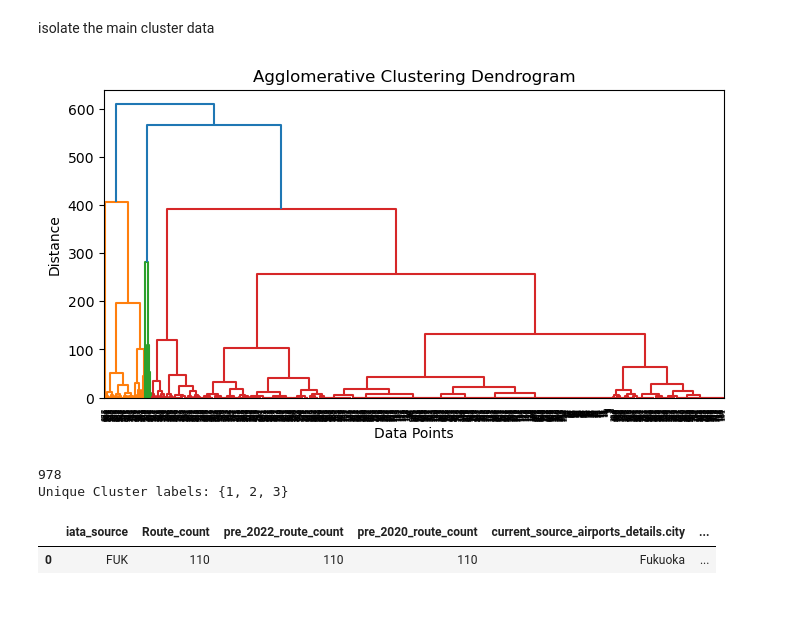
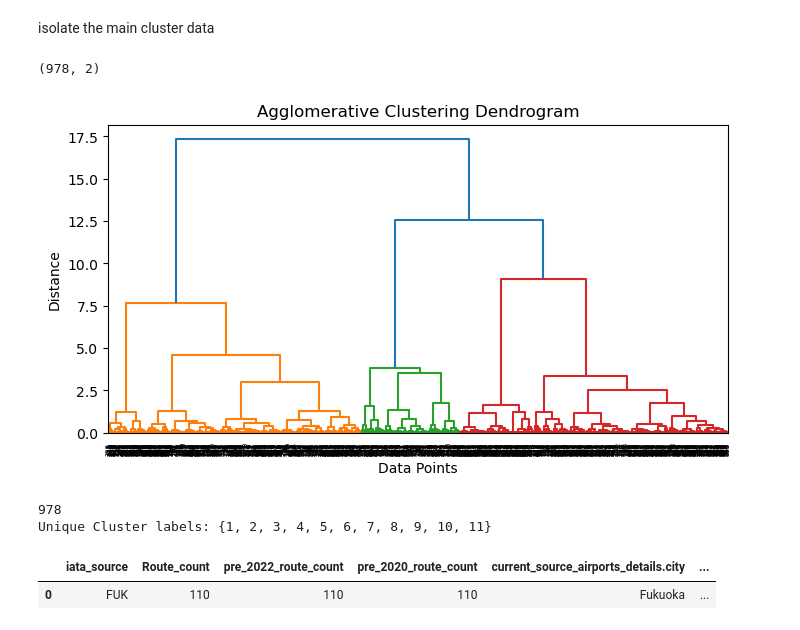
Before and after one commit to maxjing97/flight-routes-analysis, a Jupyter notebook: backend/dataset_preparation/4_data_cluster_prep.ipynb, the cells around one changed output. Cells and saved outputs as stored; diff of their text form; code cells hidden in the pictures.

Commit message:
added clustering code, a cluster map

```diff
--- a/backend/dataset_preparation/4_data_cluster_prep.ipynb
+++ b/backend/dataset_preparation/4_data_cluster_prep.ipynb
@@ -442,33 +443,49 @@ init_data.head(n=2)
 | 1 | TSA | 34 | 34 | 34 | Taipei | ... |
 # %% [markdown]
 isolate the main cluster data
+# %%
+#get the prefix name
+prefix = "clusters"
+#use max absolute scaling
+#col1 = np.array(init_data[prefix])
+#col1 = col1/np.abs(np.max(col1))
+
+col2 = np.array(init_data["current_source_airports_details.latitude"])
+col2 = col2/np.abs(np.max(col2))
+col3 = np.array(init_data["current_source_airports_details.longitude"])
+col3 = col3/np.abs(np.max(col3))
+#merge
+clusterdata = np.column_stack((col2, col3))
+clusterdata
+print(clusterdata.shape)
+# %% [output]
+(978, 2)
 # %%
-clusterdata = np.array(init_data["current_vs_pre2020_routes"])
-clusterdata = clusterdata.reshape(-1, 1) #convert 2d array
+
 Z = linkage(clusterdata, method='ward')
 # Plots dendrogram
 plt.figure(figsize=(8, 4))
 dendrogram(Z)
 plt.title('Agglomerative Clustering Dendrogram')
 plt.xlabel('Data Points')
 plt.ylabel('Distance')
 plt.show()
 # %% [output]
-[figure, old version]
+[figure, new version]
 # %%
 # Cut the tree into 3 clusters
-labels = fcluster(Z, t=3, criterion='maxclust')
+#labels = fcluster(Z, t=3, criterion='maxclust')#cut by cluster
+#cut by distance of around 10
+labels = fcluster(Z, t=2, criterion='distance')
 print(len(labels))
 print("Unique Cluster labels:", set(labels))
+#add a new column to the cluster data and save
+init_data[prefix] = labels
+init_data.head(n=1)
 # %% [output]
 978
-Unique Cluster labels: {1, 2, 3}
+Unique Cluster labels: {1, 2, 3, 4, 5, 6, 7, 8, 9, 10, 11}
+|  | iata_source | Route_count | pre_2022_route_count | pre_2020_route_count | current_source_airports_details.city | ... |
+| 0 | FUK | 110 | 110 | 110 | Fukuoka | ... |
-# %%
-#add a new column to the cluster data and save
-init_data["clusters_2020_now"] = labels
-init_data.head(n=1)
-# %% [output]
-|  | iata_source | Route_count | pre_2022_route_count | pre_2020_route_count | current_source_airports_details.city | ... |
-| 0 | FUK | 110 | 110 | 110 | Fukuoka | ... |
 # %%
 init_data.to_csv("./data/airport_changes_clusters.csv", encoding="utf-8")
```
Also changed, not shown: parts of 2 cells of this notebook, 3 other files.
